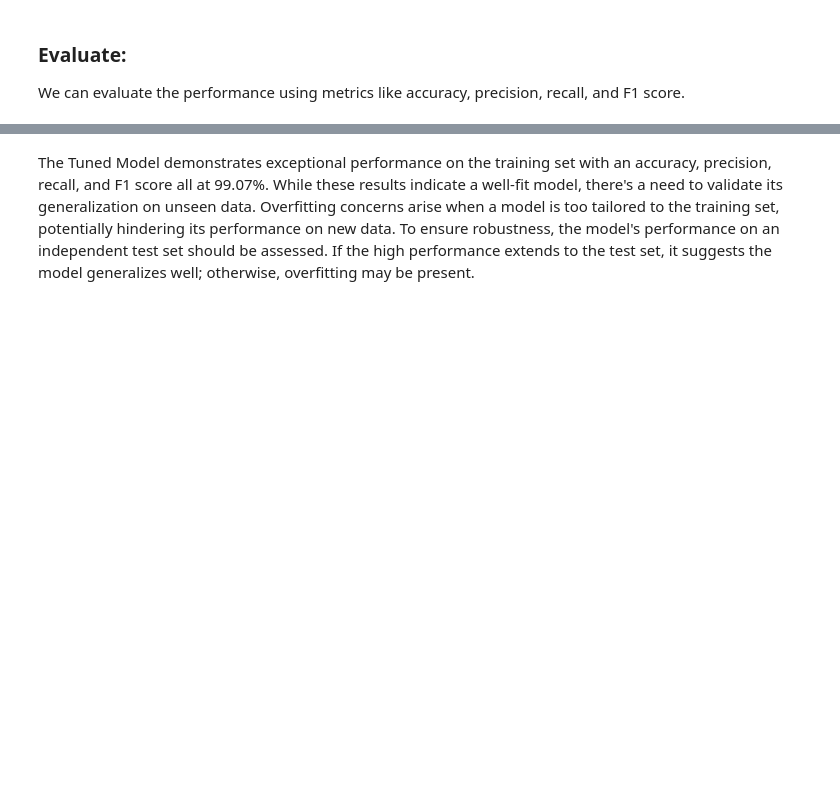
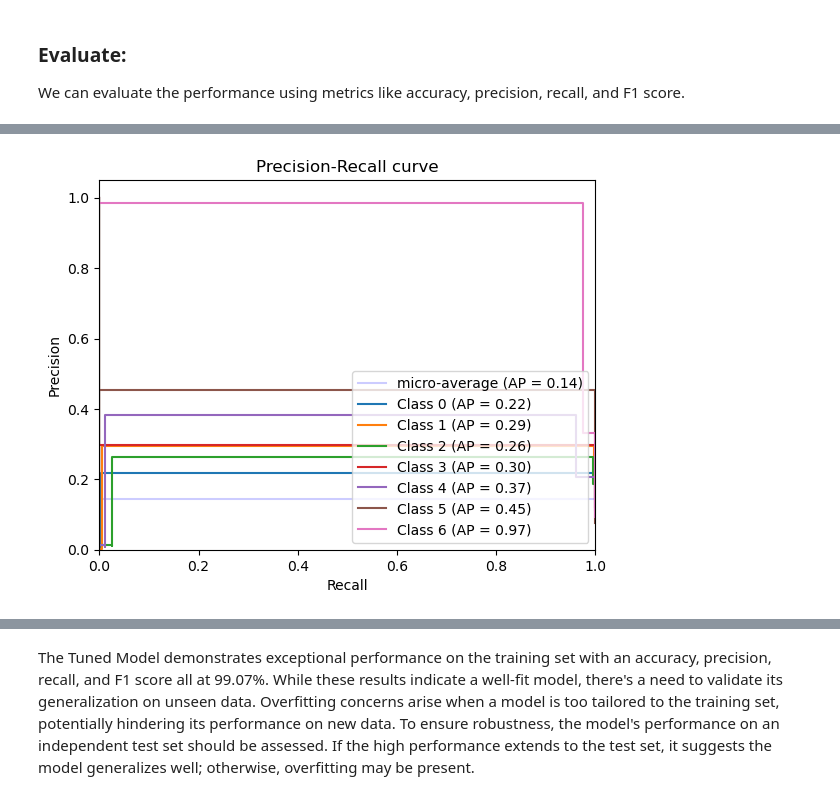
Before and after one commit to lipsitalt/Arc-teryx-Fit-Finder-Precision-Size-Recommender, a Jupyter notebook: industry_project_arcteryx.ipynb, the cells around one changed output, grey strips where cells are left out. Saved outputs shown, nothing was run; the diff lists cells and outputs as text; code cells hidden in the pictures; blank space fills up the shorter version.

```diff
--- a/industry_project_arcteryx.ipynb
+++ b/industry_project_arcteryx.ipynb
@@ -535,0 +553,32 @@ F1 Score: 0.9823
+# %%
+from sklearn.metrics import precision_recall_curve, average_precision_score
+
+# Compute Precision-Recall curve and area for each class
+precision = dict()
+recall = dict()
+average_precision = dict()
+
+for i in range(len(np.unique(y_train))):
+    precision[i], recall[i], _ = precision_recall_curve(y_test_binarized[:, i], y_test_pred_tuned_flattened[:, i])
+    average_precision[i] = average_precision_score(y_test_binarized[:, i], y_test_pred_tuned_flattened[:, i])
+
+# Compute micro-average Precision-Recall curve and area
+precision["micro"], recall["micro"], _ = precision_recall_curve(y_test_binarized.ravel(), y_test_pred_tuned_flattened.ravel())
+average_precision["micro"] = average_precision_score(y_test_binarized, y_test_pred_tuned_flattened, average="micro")
+
+# Plot Precision-Recall curve for each class
+plt.figure()
+plt.step(recall['micro'], precision['micro'], where='post', color='b', alpha=0.2, label='micro-average (AP = {0:0.2f})'.format(average_precision['micro']))
+
+for i in range(len(np.unique(y_train))):
+    plt.step(recall[i], precision[i], where='post', label='Class {0} (AP = {1:0.2f})'.format(i, average_precision[i]))
+
+plt.xlabel('Recall')
+plt.ylabel('Precision')
+plt.ylim([0.0, 1.05])
+plt.xlim([0.0, 1.0])
+plt.title('Precision-Recall curve')
+plt.legend(loc="lower right")
+plt.show()
+# %% [output]
+[figure, added]
```
Also changed, not shown: parts of 18 cells of this notebook.
